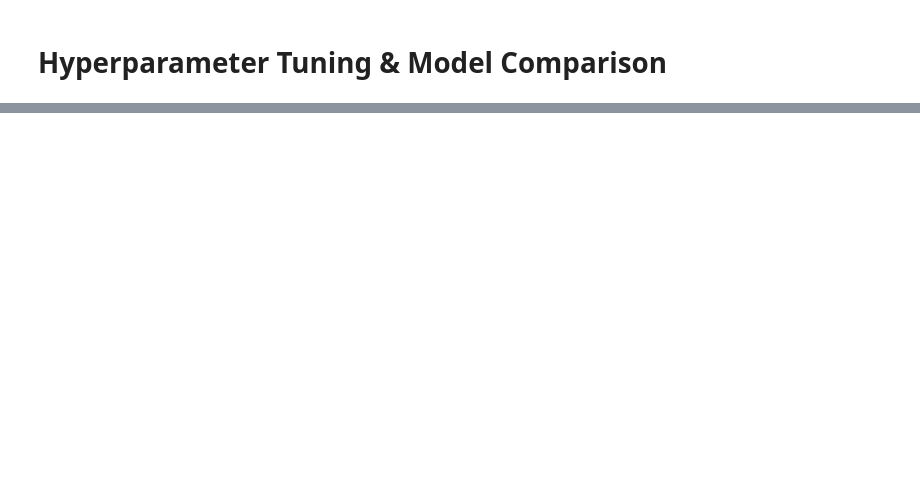
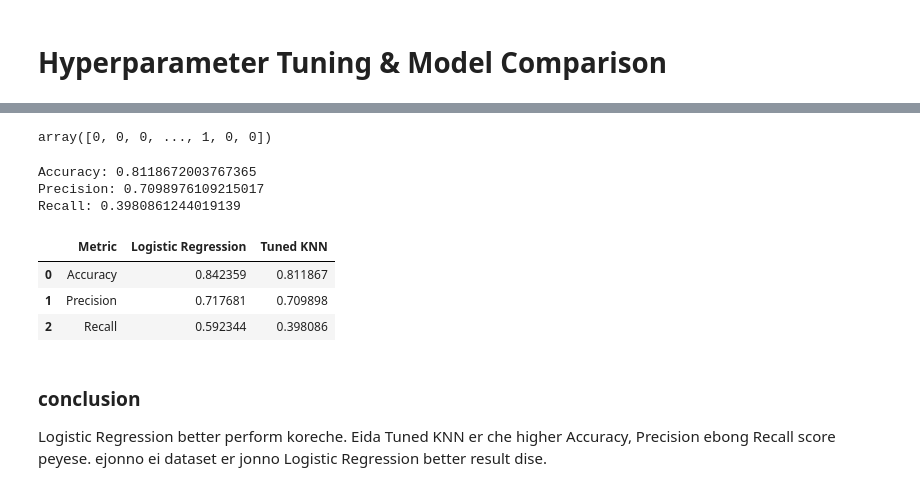
Before and after one commit to gh-nafiz-mahmud/Phitron_AI_ML_Batch_02, a Jupyter notebook: Machine learning/Week-04/Module-17/MID TERM EXAMINATION.ipynb, the cells around one changed output, grey strips where cells are left out. Saved outputs shown, nothing was run; the diff lists cells and outputs as text; code cells hidden in the pictures; blank space fills up the shorter version.

```diff
--- a/Machine learning/Week-04/Module-17/MID TERM EXAMINATION.ipynb
+++ b/Machine learning/Week-04/Module-17/MID TERM EXAMINATION.ipynb
@@ -852,7 +861,7 @@ knn_pipeline = Pipeline(
 )
 # %%
 grid = {
-    "classifier__n_neighbors": range(1,30),
+    "classifier__n_neighbors": range(1,3),
     "classifier__weights": ['uniform', 'distance'],
     "classifier__metric": ["euclidean", "manhattan", "minkowski"]
 }
@@ -868,0 +900,3 @@ grid_search.best_params_
+# %%
+best_knn = grid_search.best_estimator_
+best_knn
@@ -868,0 +921,33 @@ grid_search.best_params_
+# %%
+knn_y_pred = best_knn.predict(x_test)
+knn_y_pred
+# %% [output]
+array([0, 0, 0, ..., 1, 0, 0])
+# %%
+knn_accuracy = accuracy_score(y_test, knn_y_pred)
+knn_precision = precision_score(y_test, knn_y_pred)
+knn_recall = recall_score(y_test, knn_y_pred)
+
+print("Accuracy:", knn_accuracy)
+print("Precision:", knn_precision)
+print("Recall:", knn_recall)
+# %% [output]
+Accuracy: 0.8118672003767365
+Precision: 0.7098976109215017
+Recall: 0.3980861244019139
+# %%
+comparison_df = pd.DataFrame({
+    "Metric": ["Accuracy", "Precision", "Recall"],
+    "Logistic Regression": [accuracy, precision, recall],
+    "Tuned KNN": [knn_accuracy, knn_precision, knn_recall]
+})
+
+comparison_df
+# %% [output]
+|  | Metric | Logistic Regression | Tuned KNN |
+| 0 | Accuracy | 0.842359 | 0.811867 |
+| 1 | Precision | 0.717681 | 0.709898 |
+| 2 | Recall | 0.592344 | 0.398086 |
+# %% [markdown]
+### conclusion
+Logistic Regression better perform koreche. Eida Tuned KNN er che higher Accuracy, Precision ebong Recall score peyese. ejonno ei dataset er jonno Logistic Regression better result dise.
```
Also changed, not shown: parts of 10 cells of this notebook.
